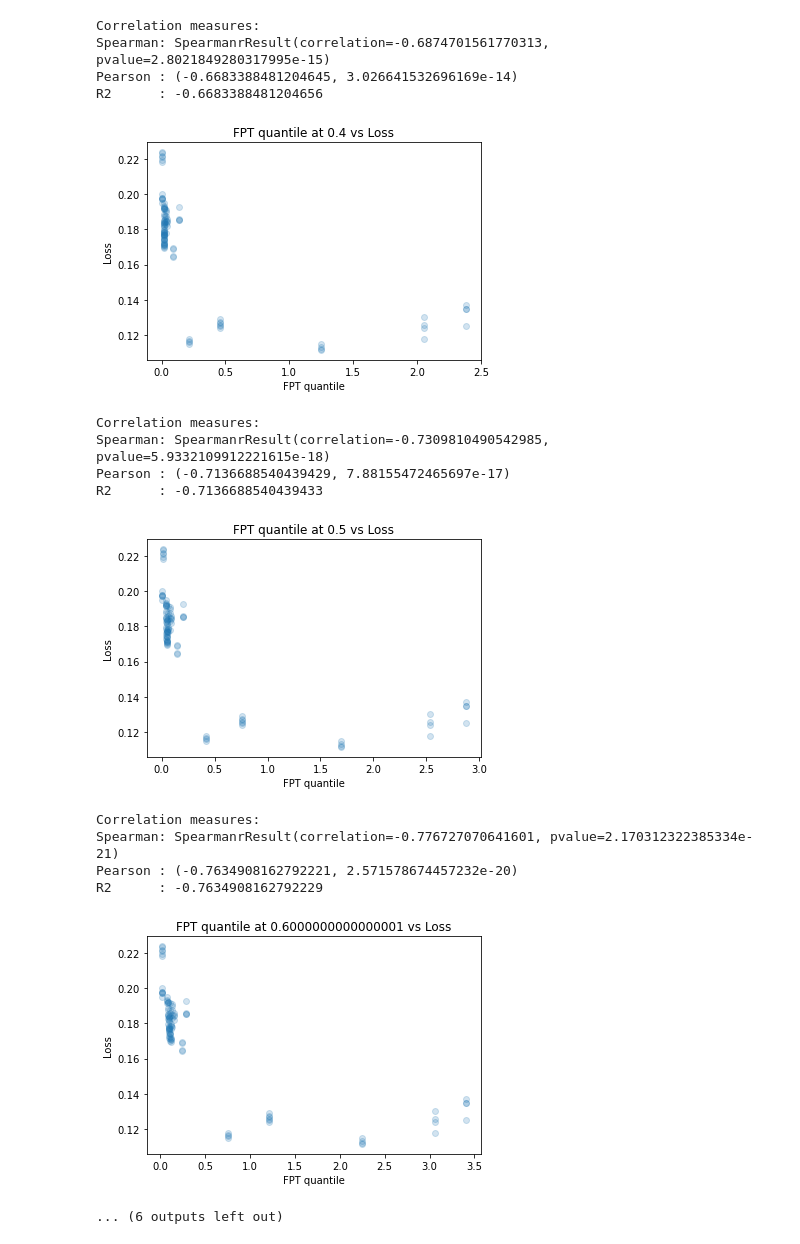
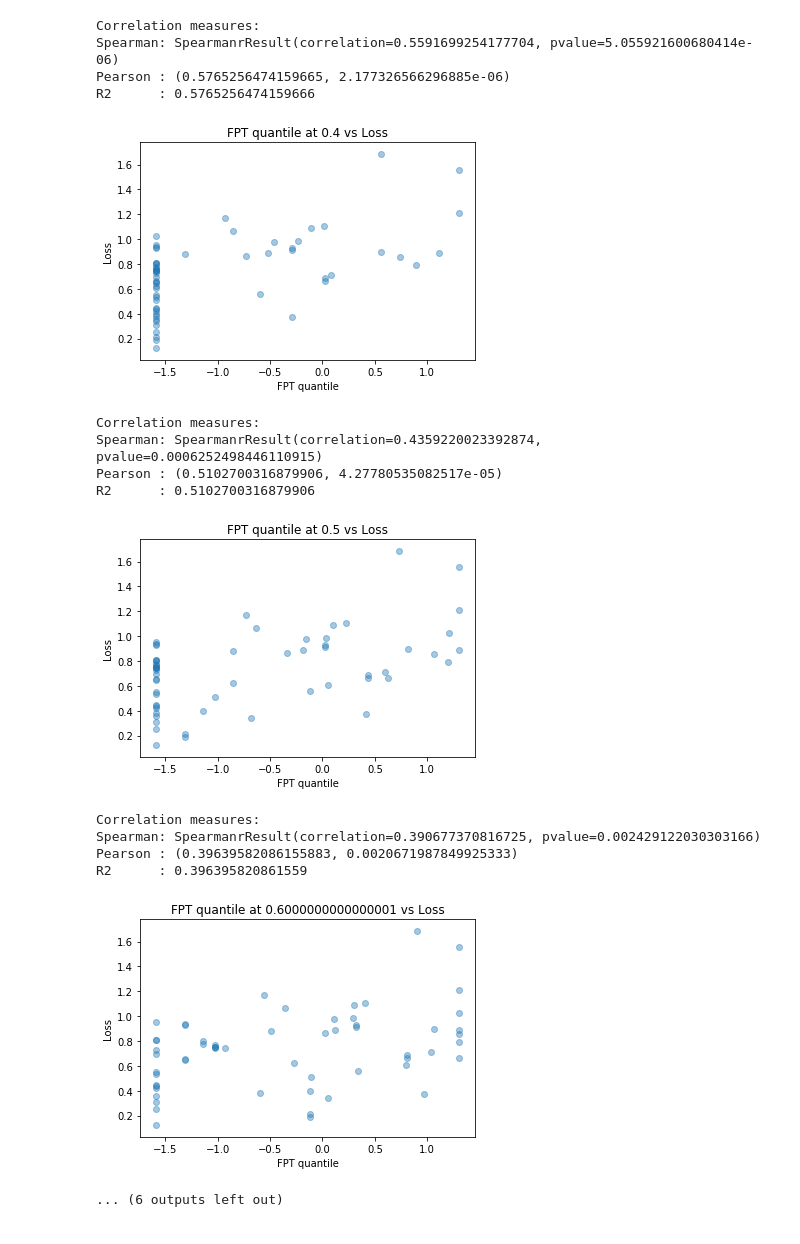
Before and after one commit to redachhaibi/FreeNN, a Jupyter notebook: ipynb/LossStatistics.ipynb, the cells around one changed output. Cells and saved outputs as stored; diff of their text form; code cells hidden in the pictures.

```diff
--- a/ipynb/LossStatistics.ipynb
+++ b/ipynb/LossStatistics.ipynb
@@ -3,26 +3,36 @@ import os
 import json
 import numpy as np
 
-experiment_dir = "../experiments/random_jsons/random_architectures_with_loss"
+experiment_dir = "../experiments/random_architectures_with_loss"
 dir_depth      = 4
 
+# Get list of json files
 filenames = [f for f in os.listdir(experiment_dir) if os.path.isfile(os.path.join(experiment_dir, f))]
 data = []
 
+# Get content
 for filename in filenames:
     full_path = os.path.join(experiment_dir, filename)
     config = json.load( open( full_path) )
+    # Fix for old files where there was a typo
+    if 'FPT' in config:
+        FPT_key = 'FPT'
+    elif 'FTP' in config:
+        FPT_key = 'FTP'
+    else:
+        assert(False)
     if 'Results' in config:
-        data_element = { 'filename': filename, **config['FTP'], **config['Results'] }
+        data_element = { 'filename': filename, **config[FPT_key], **config['Results'] }
     else:
-        data_element = { 'filename': filename, **config['FTP'], 'learning_curve_train': [] }
+        data_element = { 'filename': filename, **config[FPT_key], 'learning_curve_train': [] }
     data.append( data_element )
 
 for e in data:
     print(e['filename'], ':')
-    s1 = f'''{len(e['quantiles'])} quantiles available'''
-    print( "  ", s1)
-    s2 = f'''{len(e['learning_curve_train'])} training sample available'''
-    print( "  ", s2)
-    print( "  ", e['learning_curve_train'] )
+    quantile_count = len(e['quantiles'])
+    print( f'  |- {quantile_count} quantiles available')
+    samples_count  = len(e['learning_curve_train'])
+    print( f'  |- {samples_count} training samples available' )
+    rounded_losses = np.round( e['learning_curve_train'], decimals=4 )
+    print( f'  |- Losses ', rounded_losses )
 # %% [output]
@@ -53,7 +63,7 @@ for e in data:
     train_sample = e['learning_curve_train']
     for s in train_sample:
         for i in range(11):
-            if s < 0.5: # Remove outliers
+            #if s < 0.5: # Remove outliers
                 scatter_data[i].append( (e['quantiles'][i], s))
 
 # Data points for each quantile
@@ -74,10 +84,14 @@ for i in range(11):
 # %%
 import matplotlib.pyplot as plt
+import scipy
 from scipy import stats
 
+# Means
+
+# Quantiles
 for i in range(1,10):
     # Bivariate analysis of quantiles and losses
-    x = [x for (x,y) in scatter_data[i]]
+    x = [np.log10(x+0.01) for (x,y) in scatter_data[i]]
     y = [y for (x,y) in scatter_data[i]]
     spearman = scipy.stats.spearmanr(x, y)
     pearson  = scipy.stats.pearsonr(x, y)
@@ -87,7 +101,7 @@ for i in range(1,10):
     print("Pearson :", pearson  )
     print("R2      :", r_value)
     # Plot
-    plt.scatter( x, y , alpha=0.2)
+    plt.scatter( x, y , alpha=0.4)
     plt.title(f'''FPT quantile at {i*0.1} vs Loss''')
     plt.xlabel("FPT quantile")
     plt.ylabel("Loss")
@@ -112,18 +126,18 @@ R2      : -0.6253954582001001
 Correlation measures:
-Spearman: SpearmanrResult(correlation=-0.6874701561770313, pvalue=2.8021849280317995e-15)
-Pearson : (-0.6683388481204645, 3.026641532696169e-14)
-R2      : -0.6683388481204656
+Spearman: SpearmanrResult(correlation=0.5591699254177704, pvalue=5.055921600680414e-06)
+Pearson : (0.5765256474159665, 2.177326566296885e-06)
+R2      : 0.5765256474159666
-[figure, old version]
+[figure, new version]
 Correlation measures:
-Spearman: SpearmanrResult(correlation=-0.7309810490542985, pvalue=5.9332109912221615e-18)
-Pearson : (-0.7136688540439429, 7.88155472465697e-17)
-R2      : -0.7136688540439433
+Spearman: SpearmanrResult(correlation=0.4359220023392874, pvalue=0.0006252498446110915)
+Pearson : (0.5102700316879906, 4.27780535082517e-05)
+R2      : 0.5102700316879906
-[figure, old version]
+[figure, new version]
 Correlation measures:
-Spearman: SpearmanrResult(correlation=-0.776727070641601, pvalue=2.170312322385334e-21)
-Pearson : (-0.7634908162792221, 2.571578674457232e-20)
-R2      : -0.7634908162792229
+Spearman: SpearmanrResult(correlation=0.390677370816725, pvalue=0.002429122030303166)
+Pearson : (0.39639582086155883, 0.0020671987849925333)
+R2      : 0.396395820861559
-[figure, old version]
+[figure, new version]
 ... (6 outputs left out)
 # %%
 !pip install scipy
```
Also changed, not shown: parts of 5 cells of this notebook.
